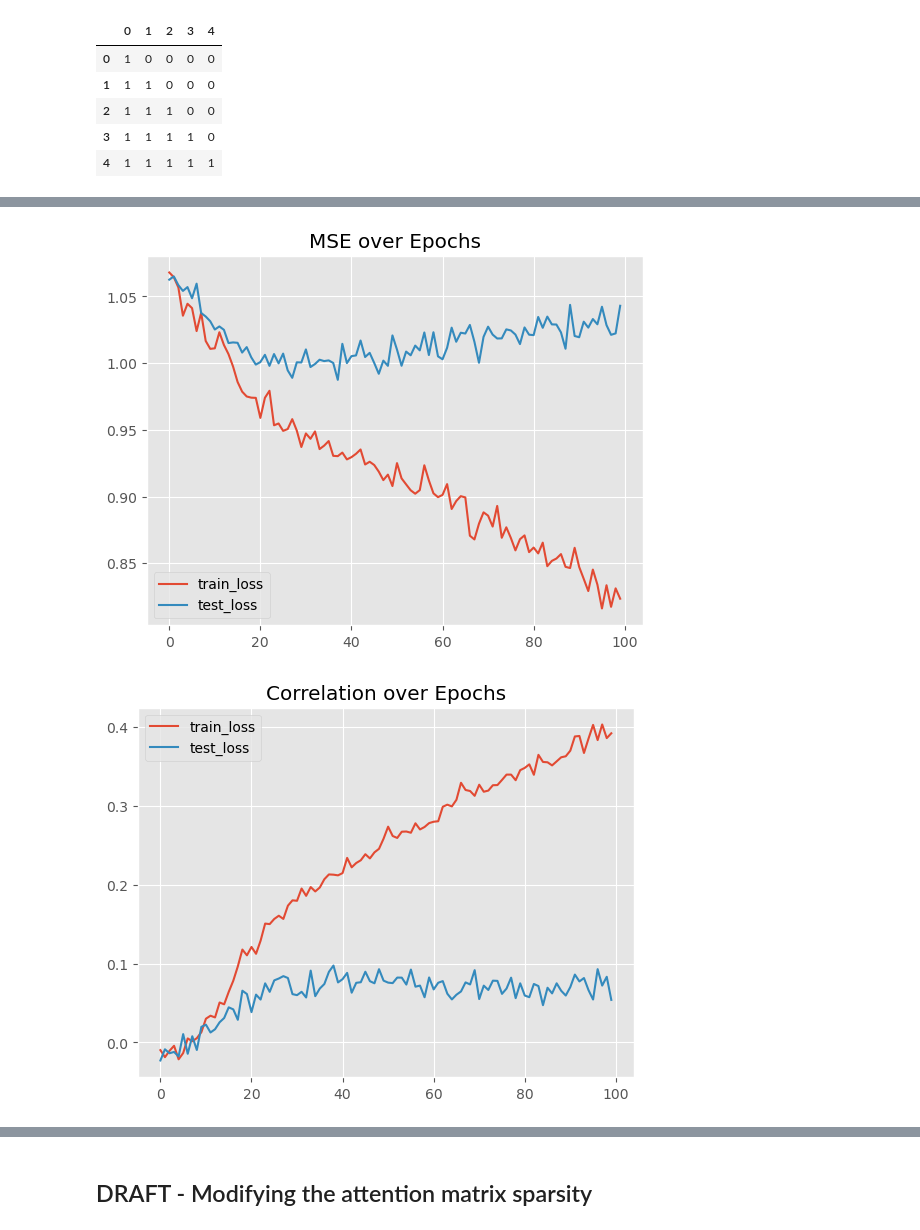
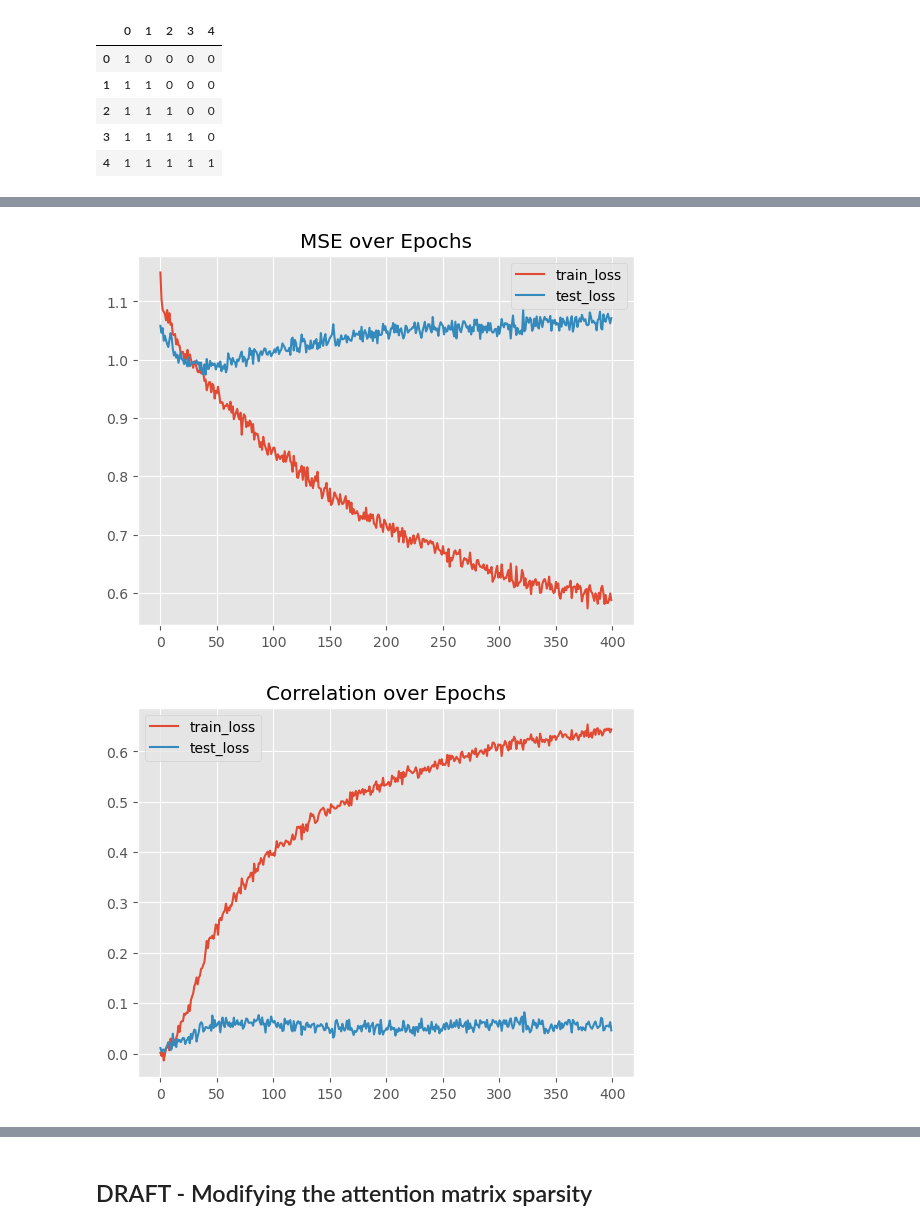
Before and after one commit to cyrilgarcia009/TSNN, a Jupyter notebook: notebooks/generators.ipynb, the cells around one changed output, grey strips where cells are left out. Cells and saved outputs as stored; diff of their text form; code cells hidden in the pictures.

```diff
--- a/notebooks/generators.ipynb
+++ b/notebooks/generators.ipynb
@@ -46,11 +46,11 @@ class Config:
     n_ts: int = 5
     n_f: int = 10
     pct_zero_corr: float = 0.5
-    split_conditional: float = 0.0
-    split_shift: float = 0.0
+    split_conditional: float = 0.2
+    split_shift: float = 0.2
     split_seasonal: float = 0.0
-    split_cs: float = 0.0
-    split_cs_shift: float = 1.0
+    split_cs: float = 0.2
+    split_cs_shift: float = 0.2
     low_corr: float = 0.05
     high_corr: float = 0.1
 # %%
@@ -1512,10 +1046,10 @@ optimizer = torch.optim.AdamW(m.parameters(), lr=0.001)
 
 model_sparse = torch_benchmarks.TorchWrapper(m, optimizer=optimizer)
 # %%
-model_sparse.fit(z.train, test=z.test, epochs=100)
+model_sparse.fit(z.train, test=z.test, epochs=400)
 # %% [output]
-[figure, old version]
+[figure, new version]
-[figure, old version]
+[figure, new version]
 # %%
 comp = benchmark_comparison.Comparator(models=[lasso, lr, model_causal, model_sparse], model_names=['lasso', 'lr', 'causal', 'sparse'])
 # %%
```
Also changed, not shown: parts of 40 cells of this notebook.
